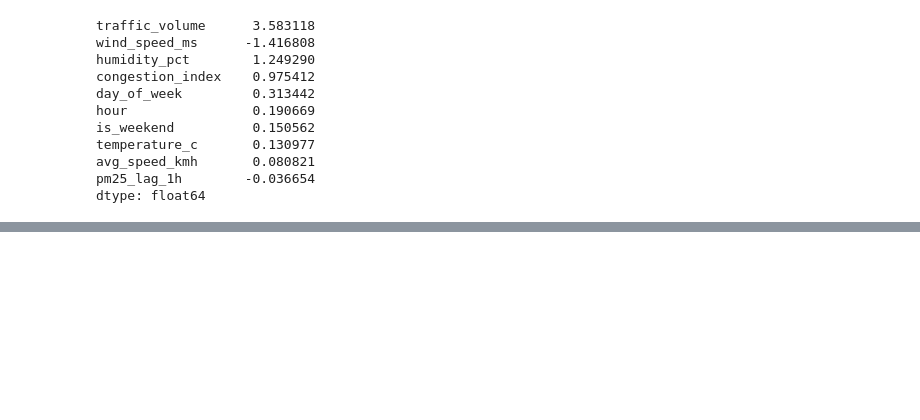
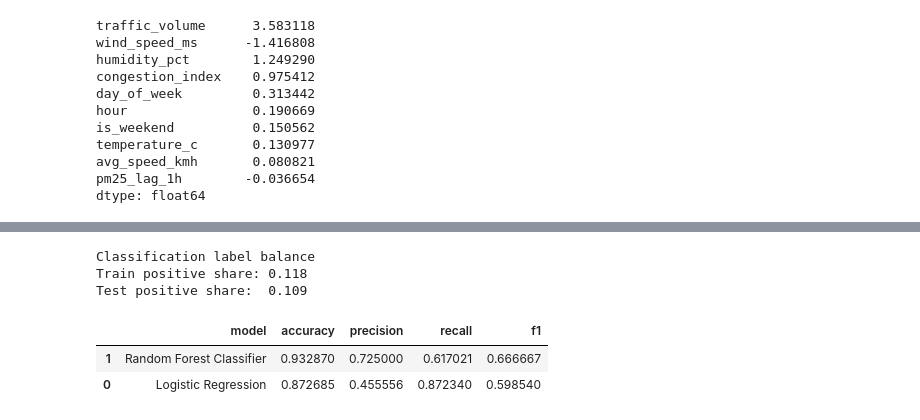
Before and after one commit to hktodorova/urban_air_quality_project, a Jupyter notebook: notebooks/urban_air_quality_analysis.ipynb, the cells around one changed output, grey strips where cells are left out. Cells and saved outputs as stored; diff of their text form; code cells hidden in the pictures; blank space fills up the shorter version.

Commit message:
Implement classification models

```diff
--- a/notebooks/urban_air_quality_analysis.ipynb
+++ b/notebooks/urban_air_quality_analysis.ipynb
@@ -530,0 +543,46 @@ dtype: float64
+# %%
+# Chronological classification split: train on earlier hours, test on later hours.
+# This matches the forecasting-style setup used for regression.
+X_train_c = train_df[features]
+X_test_c = test_df[features]
+y_train_c = train_df["high_pm25_risk"]
+y_test_c = test_df["high_pm25_risk"]
+
+print("Classification label balance")
+print("Train positive share:", round(y_train_c.mean(), 3))
+print("Test positive share: ", round(y_test_c.mean(), 3))
+
+# class_weight="balanced" corrects for class imbalance automatically
+log_clf = Pipeline([
+    ("scaler", StandardScaler()),
+    ("model", LogisticRegression(max_iter=1000, class_weight="balanced", random_state=42))
+])
+
+rf_clf = RandomForestClassifier(n_estimators=120, random_state=42,
+                                 class_weight="balanced", min_samples_leaf=2)
+
+classifiers = {
+    "Logistic Regression": log_clf,
+    "Random Forest Classifier": rf_clf,
+}
+
+classification_results = []
+for name, model in classifiers.items():
+    model.fit(X_train_c, y_train_c)
+    pred = model.predict(X_test_c)
+    classification_results.append({
+        "model": name,
+        "accuracy": accuracy_score(y_test_c, pred),
+        "precision": precision_score(y_test_c, pred, zero_division=0),
+        "recall": recall_score(y_test_c, pred, zero_division=0),
+        "f1": f1_score(y_test_c, pred, zero_division=0),
+    })
+
+display(pd.DataFrame(classification_results).sort_values("f1", ascending=False))
+# %% [output]
+Classification label balance
+Train positive share: 0.118
+Test positive share:  0.109
+|  | model | accuracy | precision | recall | f1 |
+| 1 | Random Forest Classifier | 0.932870 | 0.725000 | 0.617021 | 0.666667 |
+| 0 | Logistic Regression | 0.872685 | 0.455556 | 0.872340 | 0.598540 |
```
Also changed, not shown: parts of 3 cells of this notebook.
